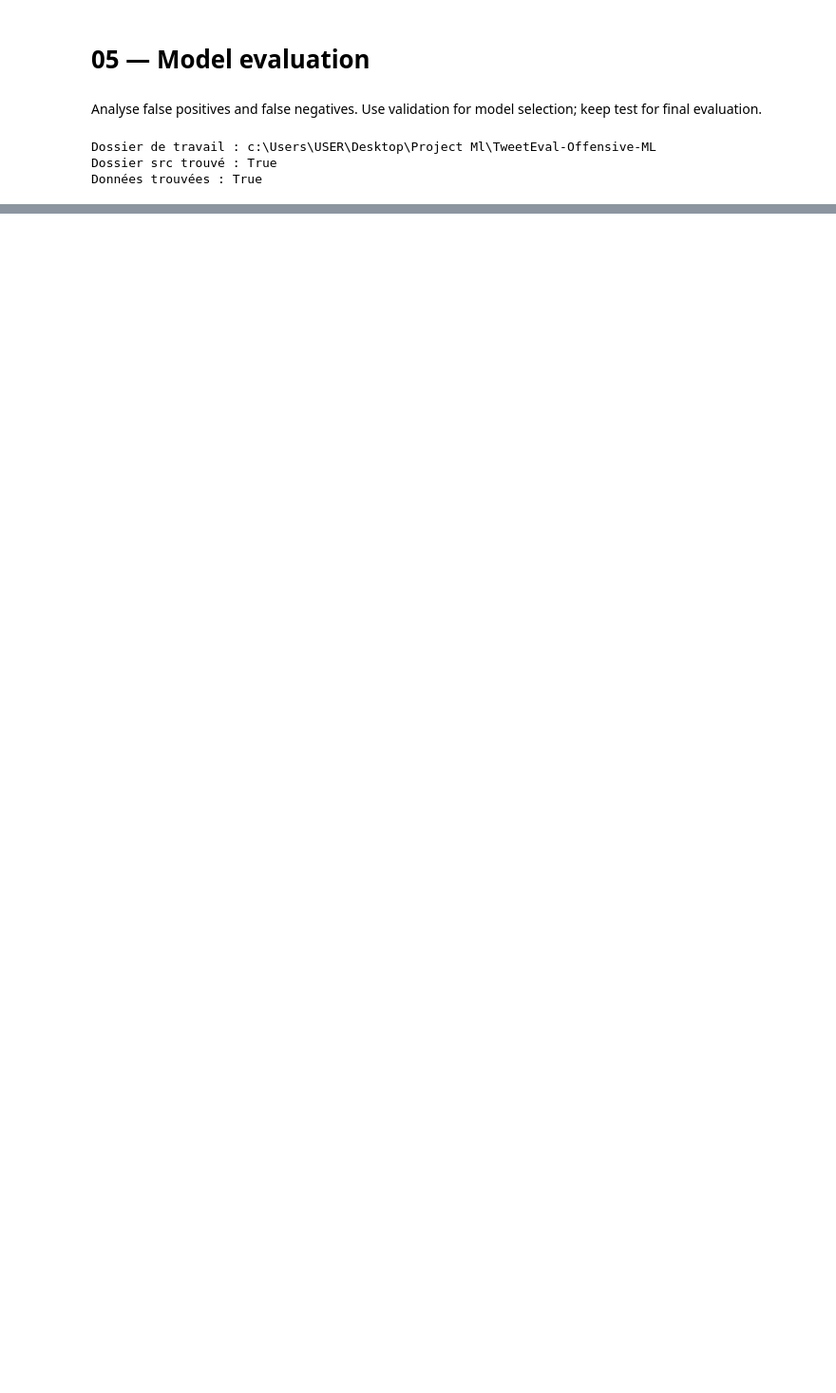
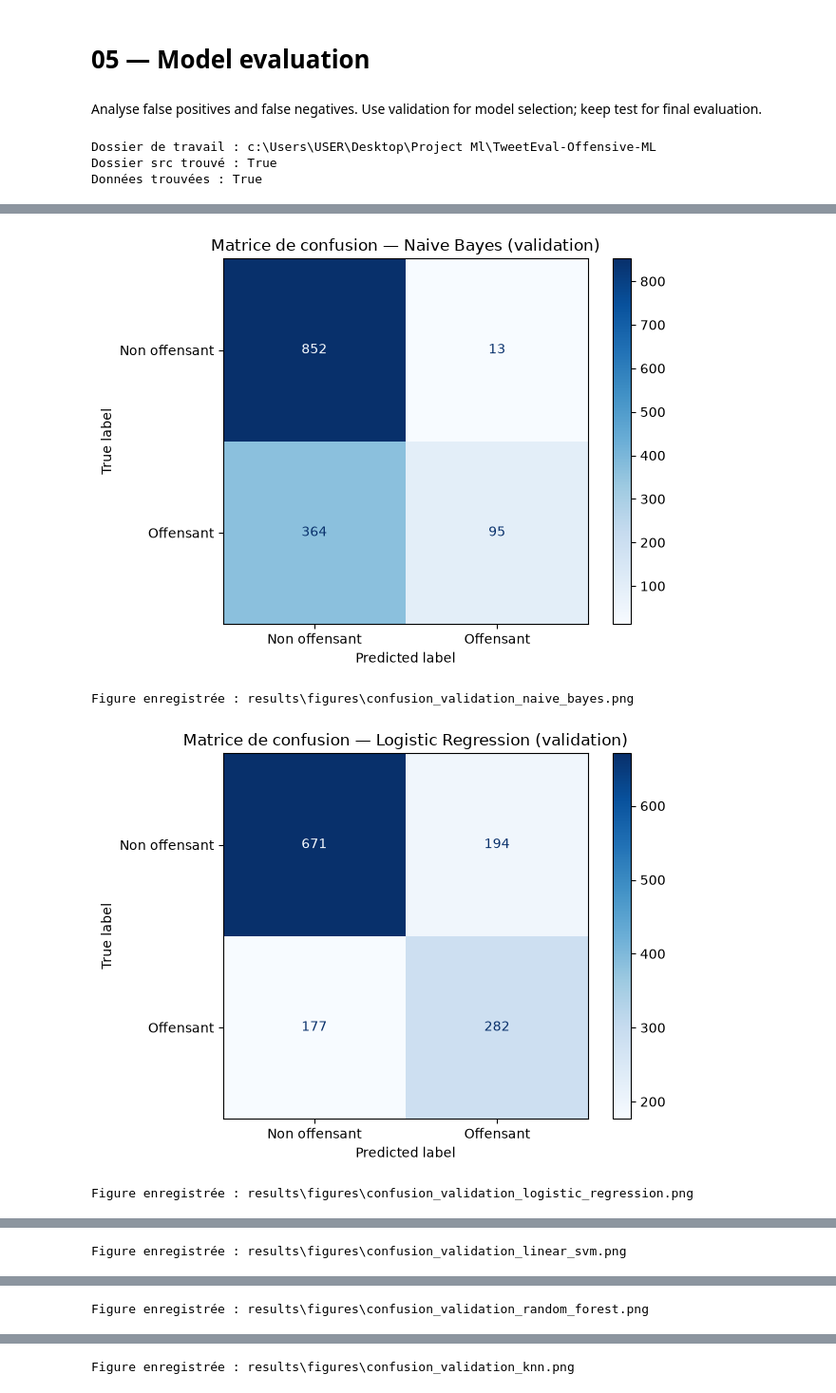
Before and after one commit to baliemna2222-dev/TweetEval-Offensive-ML, a Jupyter notebook: notebooks/05_model_evaluation.ipynb, the cells around one changed output, grey strips where cells are left out. Shown at 95% size. Saved outputs shown, nothing was run; the diff lists cells and outputs as text; code cells hidden in the pictures; blank space fills up the shorter version.

```diff
--- a/notebooks/05_model_evaluation.ipynb
+++ b/notebooks/05_model_evaluation.ipynb
@@ -54,0 +166,31 @@ NameError: name 'load_dataset' is not defined
+# %%
+from pathlib import Path
+
+dossier_figures = Path("results/figures")
+dossier_figures.mkdir(parents=True, exist_ok=True)
+
+for nom, y_pred in predictions_validation.items():
+    matrice = get_confusion_matrix(y_val, y_pred)
+
+    affichage = ConfusionMatrixDisplay(
+        confusion_matrix=matrice,
+        display_labels=["Non offensant", "Offensant"]
+    )
+
+    affichage.plot(cmap="Blues", values_format="d")
+    plt.title(f"Matrice de confusion — {nom} (validation)")
+    plt.tight_layout()
+
+    # Créer un nom de fichier simple
+    nom_fichier = nom.lower().replace(" ", "_")
+    chemin = dossier_figures / f"confusion_validation_{nom_fichier}.png"
+
+    plt.savefig(chemin, dpi=150)
+    plt.show()
+
+    print(f"Figure enregistrée : {chemin}")
+# %% [output]
+[figure, added]
+Figure enregistrée : results\figures\confusion_validation_naive_bayes.png
+[figure, added]
+Figure enregistrée : results\figures\confusion_validation_logistic_regression.png
@@ -54,0 +198 @@ NameError: name 'load_dataset' is not defined
+Figure enregistrée : results\figures\confusion_validation_linear_svm.png
@@ -54,0 +200 @@ NameError: name 'load_dataset' is not defined
+Figure enregistrée : results\figures\confusion_validation_random_forest.png
@@ -54,0 +202 @@ NameError: name 'load_dataset' is not defined
+Figure enregistrée : results\figures\confusion_validation_knn.png
```
Also changed, not shown: parts of 9 cells of this notebook.
